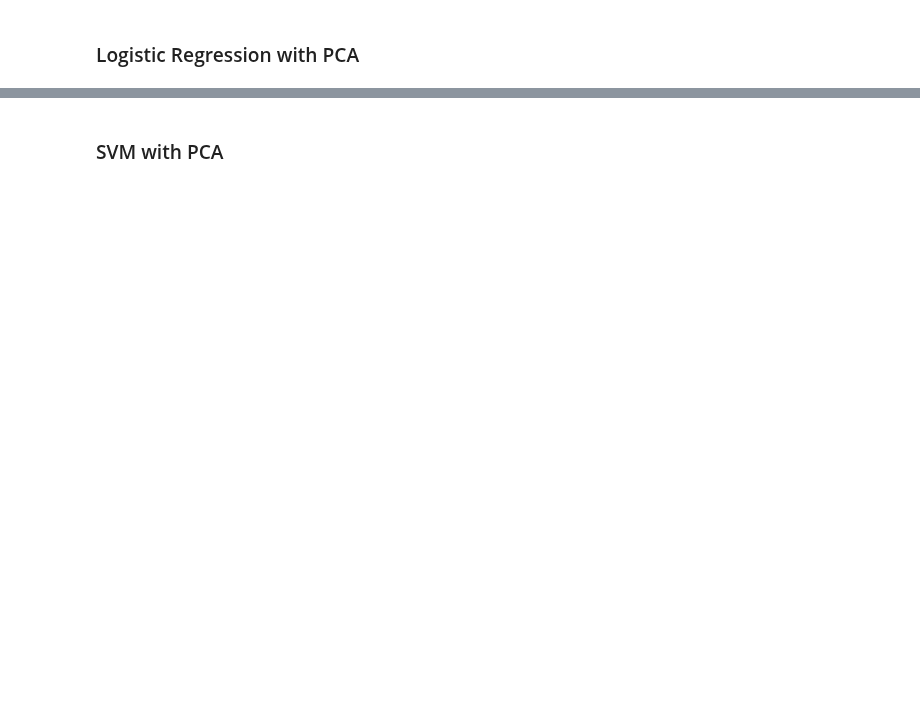
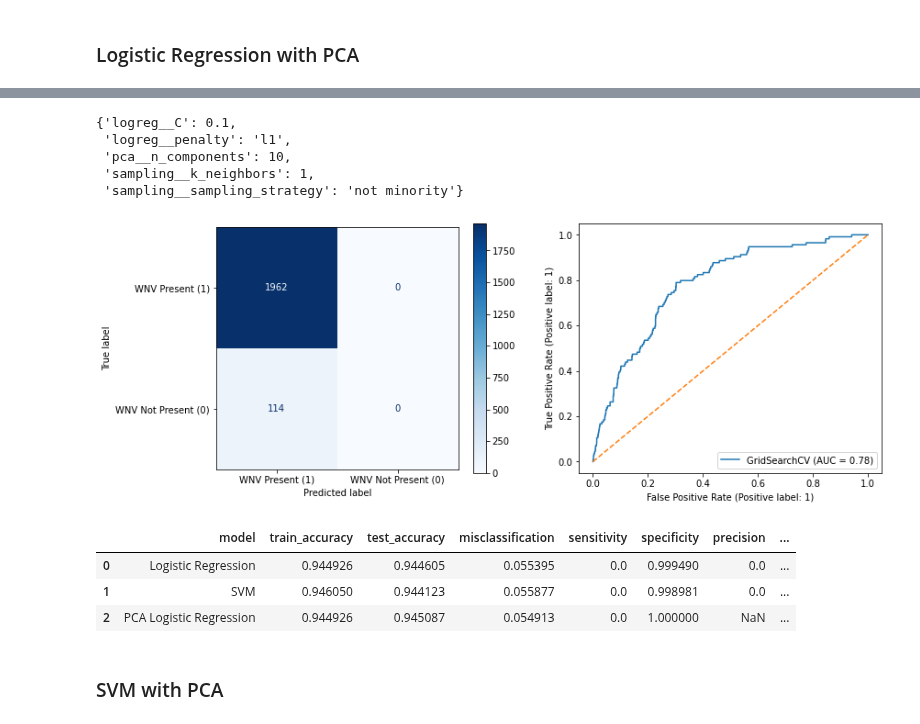
Before and after one commit to kkhalis/project_4, a Jupyter notebook: Project 4 - West Nile Virus Prediction_Casper.ipynb, the cells around one changed output, grey strips where cells are left out. Drawn from its saved outputs; the diff is of its cells as text; code cells hidden in the pictures; blank space fills up the shorter version.

```diff
--- a/Project 4 - West Nile Virus Prediction_Casper.ipynb
+++ b/Project 4 - West Nile Virus Prediction_Casper.ipynb
@@ -191,7 +282,7 @@ The first 25 component explain 100% of the variance.
 ### Logistic Regression with PCA
 # %%
 # embed pca in a pipeline
-pipe = Pipeline([('sampling', SMOTE()),
-                 ('pca', PCA(n_components=[20, 25, 30])),
-                 ('logreg', LogisticRegression(solver='liblinear', random_state=100))
+pipe_pca_logreg = Pipeline([('sampling', SMOTE()),
+                 ('pca', PCA()),
+                 ('logreg', LogisticRegression(solver='liblinear', random_state=42))
                 ])
@@ -200,13 +289,13 @@ pipe.get_params()
 # %%
-logreg_pca_params = {
-    'logreg__penalty': ['l1','l2'],
-    'logreg__C': [1, 1.5, 2],
-    'pca__n_components': [20, 30, 40]
-    #'sampling__sampling_strategy': ['minority', 'not minority', 'auto'],
-    #'sampling__k_neighbors': [3, 5],
+pipe_pca_logreg_params = {
+    'logreg__penalty': ['l1', 'l2'],
+    'logreg__C': [0.1, 0.5, 1],  #1.5, 2
+    'pca__n_components': [10, 15],  #20, 30, 40
+    'sampling__sampling_strategy': ['not minority'],  #auto, minority
+    'sampling__k_neighbors': [1, 3, 5],  #5
 }
 # %%
-logreg_pca_grid = GridSearchCV(pipe, logreg_pca_params, verbose=2, n_jobs=-1)
+gs_pca_logreg = GridSearchCV(pipe_pca_logreg, pipe_pca_logreg_params, verbose=2, n_jobs=-1)
 # %%
 %%time
-logreg_pca_grid.fit(Xs_train, y_train)
+gs_pca_logreg.fit(X_train, y_train)
@@ -240,0 +316,12 @@ plt.legend()
+# %%
+gs_pca_logreg.best_params_
+# %% [output]
+{'logreg__C': 0.1,
+ 'logreg__penalty': 'l1',
+ 'pca__n_components': 10,
+ 'sampling__k_neighbors': 1,
+ 'sampling__sampling_strategy': 'not minority'}
+# %%
+mod_metrics = metrics_and_plot_cm(gs_pca_logreg, X_val, y_val)
+# %% [output]
+[figure, added]
@@ -241,3 +334,10 @@ plt.legend()
+# %%
+results_df
+# %% [output]
+|  | model | train_accuracy | test_accuracy | misclassification | sensitivity | specificity | precision | ... |
+| 0 | Logistic Regression | 0.944926 | 0.944605 | 0.055395 | 0.0 | 0.999490 | 0.0 | ... |
+| 1 | SVM | 0.946050 | 0.944123 | 0.055877 | 0.0 | 0.998981 | 0.0 | ... |
+| 2 | PCA Logistic Regression | 0.944926 | 0.945087 | 0.054913 | 0.0 | 1.000000 | NaN | ... |
 # %% [markdown]
 ### SVM with PCA
 # %%
```
Also changed, not shown: parts of 103 cells of this notebook.
